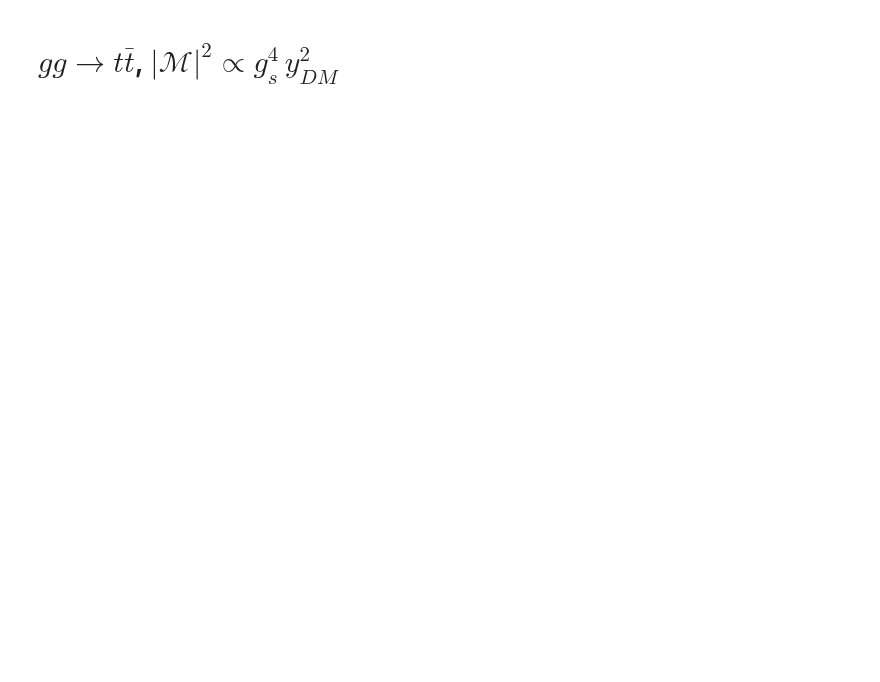
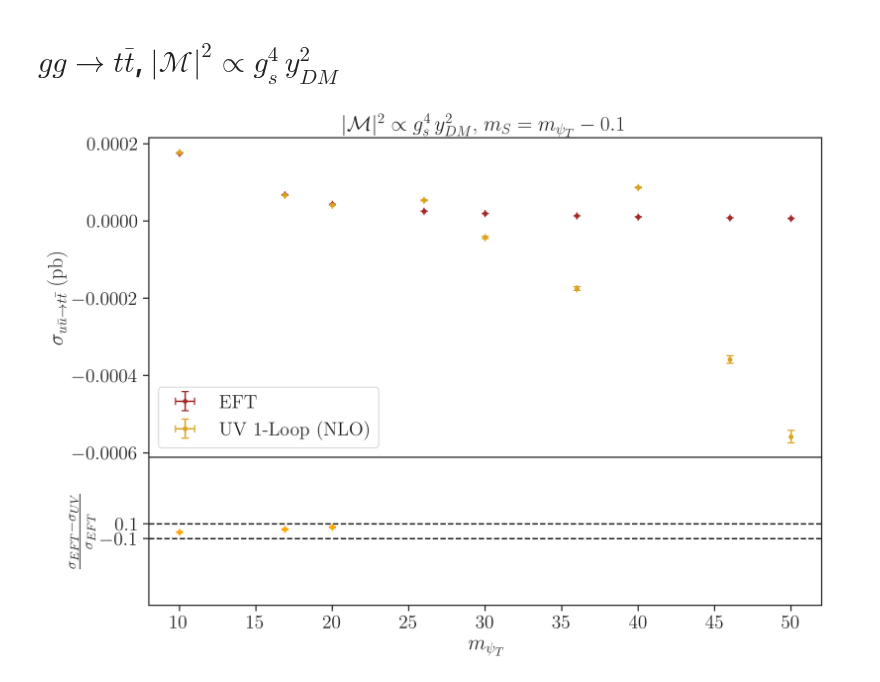
Before and after one commit to viniciusrocca/EFT_ToyModel, a Jupyter notebook: Plots/Validation.ipynb, the cells around one changed output. Cells and saved outputs as stored; diff of their text form; code cells hidden in the pictures; blank space fills up the shorter version.

```diff
--- a/Plots/Validation.ipynb
+++ b/Plots/Validation.ipynb
@@ -172,0 +251,52 @@ plt.show()
+# %%
+#Getting the points
+pts_g_eft = []
+err_g_eft = []
+pts_g_uv = []
+err_g_uv = []
+for i,cs in enumerate(eft_g_cs):
+    pts_g_eft.append(cs[0])
+    err_g_eft.append(cs[1])
+    pts_g_uv.append(uv_g_cs[i][0])
+    err_g_uv.append(uv_g_cs[i][1])
+
+pts_g_eft = np.array(pts_g_eft)
+err_g_eft = np.array(err_g_eft)
+pts_g_uv = np.array(pts_g_uv)
+err_g_uv = np.array(err_g_uv)
+# %%
+fig = plt.figure(figsize = [10,7], dpi = 300)
+gs = fig.add_gridspec(2,1, hspace=0, height_ratios=[8, 3.7])
+axs = gs.subplots(sharex=True)
+
+#Gráfico principal
+axs[0].errorbar(m_psiT3,pts_g_eft,err_g_eft, 0, 'o', ms = 3.0, capsize=3,
+                color = 'brown', label = 'EFT' )
+axs[0].errorbar(m_psiT3,pts_g_uv,err_g_uv,0, 'o', ms = 3.0, capsize=3,
+                color = 'goldenrod', label = 'UV 1-Loop (NLO)' )
+axs[0].set_ylabel(r'$\sigma_{u\bar{u}\to t\bar{t}}$ (pb)')
+axs[0].legend()
+axs[0].set_title(r'$|\mathcal{M}|^2 \propto g_s^4 \, y_{DM}^2$, $m_S = m_{\psi_T} - 0.1$  ')
+#axs[0].set_yscale('log')
+
+
+#Gráfico de resíduos
+diff4 = (pts_g_eft - pts_g_uv)/pts_g_eft
+err4 = np.sqrt((err_g_uv/pts_g_eft)**2 + (pts_g_uv/(pts_g_eft**2)) * err_g_eft**2)
+axs[1] = plt.subplot(gs[1])
+axs[1].errorbar(m_psiT3,diff4,err4,0, 'o', ms = 3.0, capsize=3,
+                color = 'orange', label = 'EFT - UV 1-Loop' )
+axs[1].axhline(y=0.1, color='k', linestyle='--')
+axs[1].axhline(y=-0.1, color='k', linestyle='--')
+axs[1].set_ylabel(r'$\frac{\sigma_{EFT} - \sigma_{UV}}{\sigma_{EFT}}$')
+axs[1].set_yticks([-0.1,  0.1])
+axs[1].set_ylim([-1,1])
+#axs[1].set_yscale('log')
+
+
+plt.xlabel(r'$m_{\psi_T}$')
+
+
+plt.show()
+# %% [output]
+[figure, added]
```
Also changed, not shown: parts of 7 cells of this notebook.
